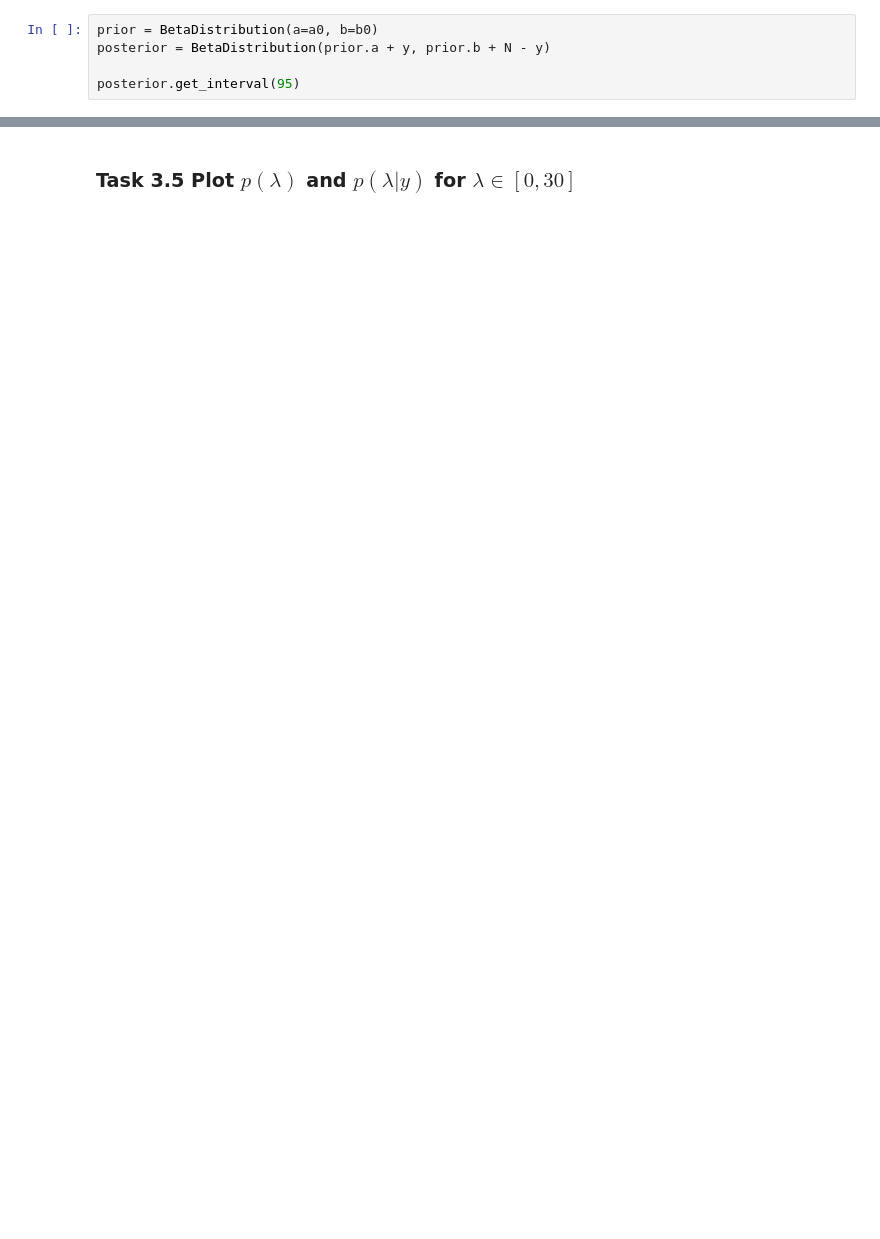
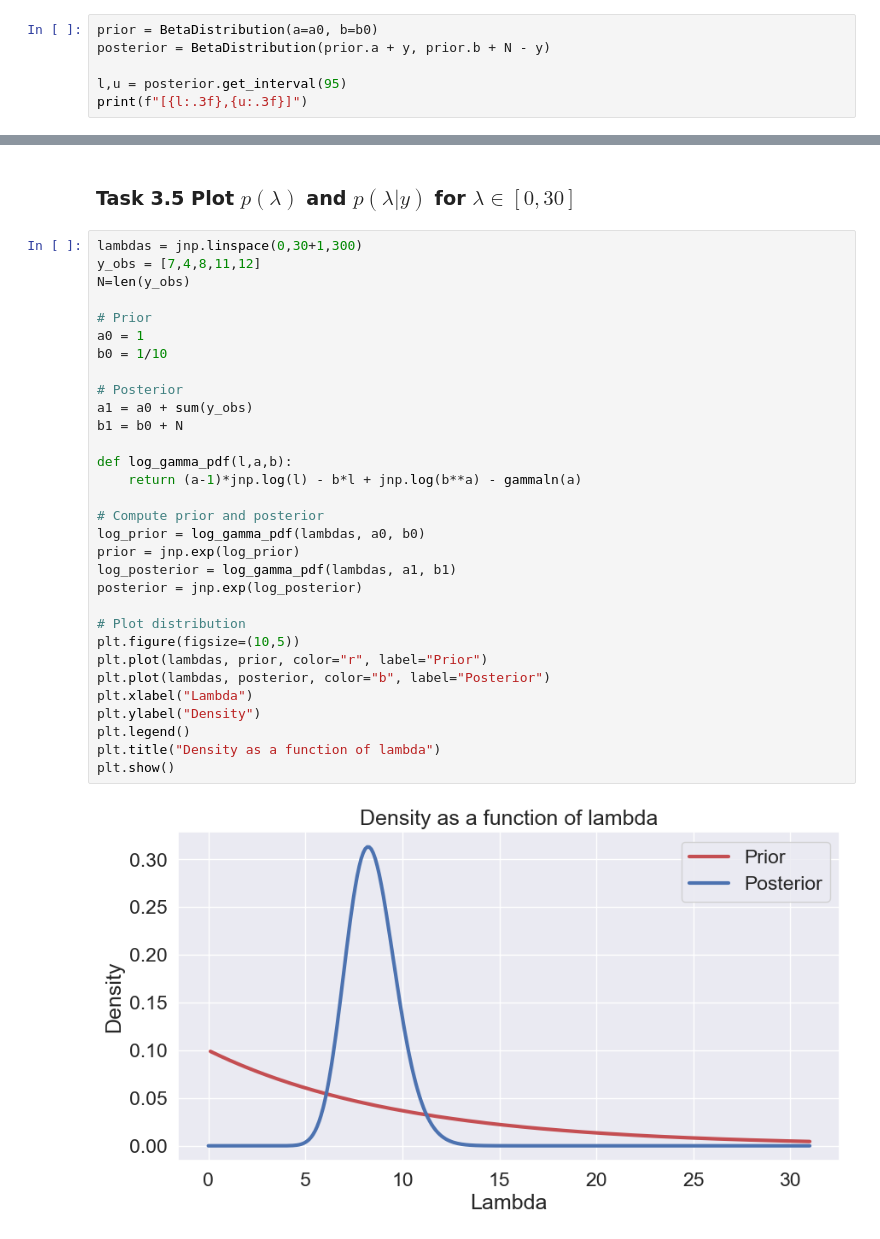
Before and after one commit to bellaVbsVbee/BayesianML, a Jupyter notebook: assignment1.ipynb, the cells around one changed output, grey strips where cells are left out. Drawn from its saved outputs; the diff is of its cells as text; blank space fills up the shorter version.

```diff
--- a/assignment1.ipynb
+++ b/assignment1.ipynb
@@ -85,5 +90,6 @@ class BetaDistribution(NamedTuple):
 prior = BetaDistribution(a=a0, b=b0)
 posterior = BetaDistribution(prior.a + y, prior.b + N - y)
 
-posterior.get_interval(95)
+l,u = posterior.get_interval(95)
+print(f"[{l:.3f},{u:.3f}]")
 # %% [output]
@@ -305,2 +310,35 @@ If we observe $y_1=7$,$ y_2=4$,$y_3=8$,$y_4=11$, and $y_5=12$, such that $N=5$,
 # %% [markdown]
 ### Task 3.5 Plot $p(\lambda)$ and $p(\lambda|y)$ for $\lambda\in[0,30]$
+# %%
+lambdas = jnp.linspace(0,30+1,300)
+y_obs = [7,4,8,11,12]
+N=len(y_obs)
+
+# Prior
+a0 = 1
+b0 = 1/10
+
+# Posterior
+a1 = a0 + sum(y_obs)
+b1 = b0 + N
+
+def log_gamma_pdf(l,a,b):
+    return (a-1)*jnp.log(l) - b*l + jnp.log(b**a) - gammaln(a)
+
+# Compute prior and posterior
+log_prior = log_gamma_pdf(lambdas, a0, b0)
+prior = jnp.exp(log_prior)
+log_posterior = log_gamma_pdf(lambdas, a1, b1)
+posterior = jnp.exp(log_posterior)
+
+# Plot distribution
+plt.figure(figsize=(10,5))
+plt.plot(lambdas, prior, color="r", label="Prior")
+plt.plot(lambdas, posterior, color="b", label="Posterior")
+plt.xlabel("Lambda")
+plt.ylabel("Density")
+plt.legend()
+plt.title("Density as a function of lambda")
+plt.show()
+# %% [output]
+[figure, added]
```
Also changed, not shown: parts of 16 cells of this notebook.
